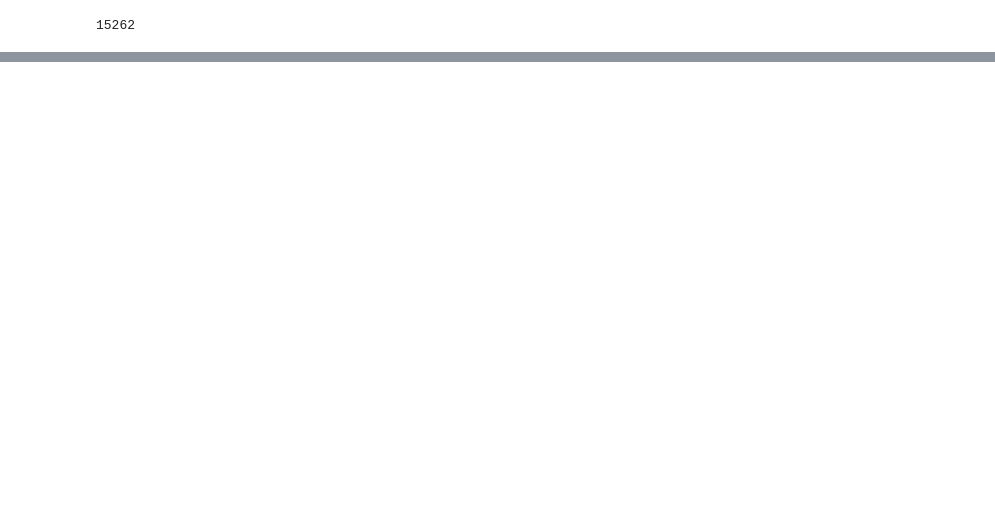
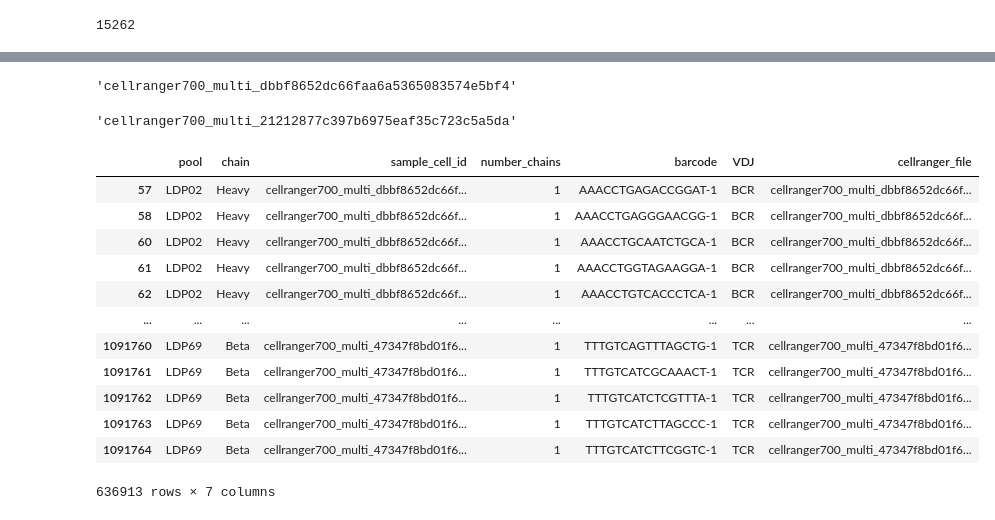
Before and after one commit to catsutherland/slemap, a Jupyter notebook: 2_BCR_TCR/2_VDJ_analysis/Check_for_TCR_BCR_doublets.ipynb, the cells around one changed output, grey strips where cells are left out. Saved outputs shown, nothing was run; the diff lists cells and outputs as text; code cells hidden in the pictures; blank space fills up the shorter version.

```diff
--- a/2_BCR_TCR/2_VDJ_analysis/Check_for_TCR_BCR_doublets.ipynb
+++ b/2_BCR_TCR/2_VDJ_analysis/Check_for_TCR_BCR_doublets.ipynb
@@ -191,0 +236,3 @@ tcr_bcr_doublet
+# %%
+has_single_bcr = has_single_bcr.drop("BCR_doublet",  axis =1)
+has_single_bcr
@@ -191,0 +253,6 @@ tcr_bcr_doublet
+# %%
+has_single_bcr_tcr = pd.concat([has_single_bcr, has_single_tcr])
+# %%
+has_single_bcr_or_tcr = has_single_bcr_tcr.copy()
+
+has_single_bcr_or_tcr = has_single_bcr_or_tcr[~has_single_bcr_or_tcr.sample_cell_id.isin(list(set(has_trb) & set(has_igh)))]
@@ -191,0 +273,6 @@ tcr_bcr_doublet
+# %%
+has_single_bcr_or_tcr["cellranger_file"] = has_single_bcr_or_tcr["sample_cell_id"].str.rsplit("_", n=1).str[0]
+# %%
+has_single_bcr_or_tcr.iloc[1]['cellranger_file']
+# %% [output]
+'cellranger700_multi_dbbf8652dc66faa6a5365083574e5bf4'
@@ -191,0 +281,4 @@ tcr_bcr_doublet
+# %%
+metadata.iloc[1]['cellranger_file']
+# %% [output]
+'cellranger700_multi_21212877c397b6975eaf35c723c5a5da'
@@ -191,0 +287,16 @@ tcr_bcr_doublet
+# %%
+has_single_bcr_or_tcr
+# %% [output]
+|  | pool | chain | sample_cell_id | number_chains | barcode | VDJ | cellranger_file |
+| 57 | LDP02 | Heavy | cellranger700_multi_dbbf8652dc66f... | 1 | AAACCTGAGACCGGAT-1 | BCR | cellranger700_multi_dbbf8652dc66f... |
+| 58 | LDP02 | Heavy | cellranger700_multi_dbbf8652dc66f... | 1 | AAACCTGAGGGAACGG-1 | BCR | cellranger700_multi_dbbf8652dc66f... |
+| 60 | LDP02 | Heavy | cellranger700_multi_dbbf8652dc66f... | 1 | AAACCTGCAATCTGCA-1 | BCR | cellranger700_multi_dbbf8652dc66f... |
+| 61 | LDP02 | Heavy | cellranger700_multi_dbbf8652dc66f... | 1 | AAACCTGGTAGAAGGA-1 | BCR | cellranger700_multi_dbbf8652dc66f... |
+| 62 | LDP02 | Heavy | cellranger700_multi_dbbf8652dc66f... | 1 | AAACCTGTCACCCTCA-1 | BCR | cellranger700_multi_dbbf8652dc66f... |
+| ... | ... | ... | ... | ... | ... | ... | ... |
+| 1091760 | LDP69 | Beta | cellranger700_multi_47347f8bd01f6... | 1 | TTTGTCAGTTTAGCTG-1 | TCR | cellranger700_multi_47347f8bd01f6... |
+| 1091761 | LDP69 | Beta | cellranger700_multi_47347f8bd01f6... | 1 | TTTGTCATCGCAAACT-1 | TCR | cellranger700_multi_47347f8bd01f6... |
+| 1091762 | LDP69 | Beta | cellranger700_multi_47347f8bd01f6... | 1 | TTTGTCATCTCGTTTA-1 | TCR | cellranger700_multi_47347f8bd01f6... |
+| 1091763 | LDP69 | Beta | cellranger700_multi_47347f8bd01f6... | 1 | TTTGTCATCTTAGCCC-1 | TCR | cellranger700_multi_47347f8bd01f6... |
+| 1091764 | LDP69 | Beta | cellranger700_multi_47347f8bd01f6... | 1 | TTTGTCATCTTCGGTC-1 | TCR | cellranger700_multi_47347f8bd01f6... |
+636913 rows × 7 columns
```
Also changed, not shown: parts of 18 cells of this notebook, 9 other files.
